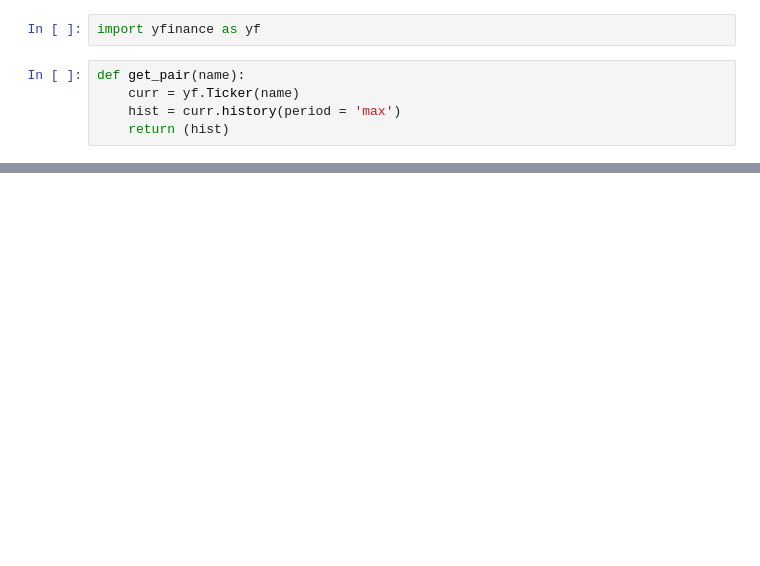
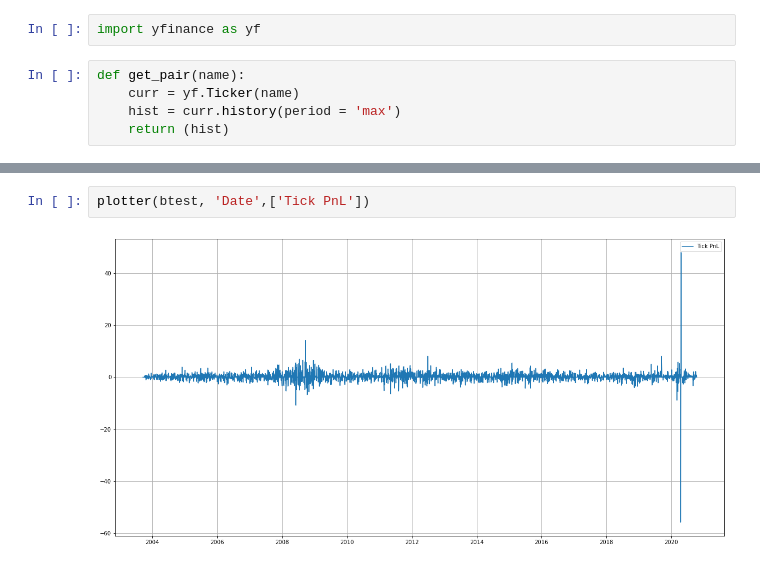
Before and after one commit to sajanee/CurrencySeasonality, a Jupyter notebook: Currency Pair Workbook.ipynb, the cells around one changed output, grey strips where cells are left out. Drawn from its saved outputs; the diff is of its cells as text; blank space fills up the shorter version.

```diff
--- a/Currency Pair Workbook.ipynb
+++ b/Currency Pair Workbook.ipynb
@@ -103,0 +131,4 @@ df_seas
+# %%
+plotter(btest, 'Date',['Tick PnL'])
+# %% [output]
+[figure, added]
```
Also changed, not shown: parts of 16 cells of this notebook.
